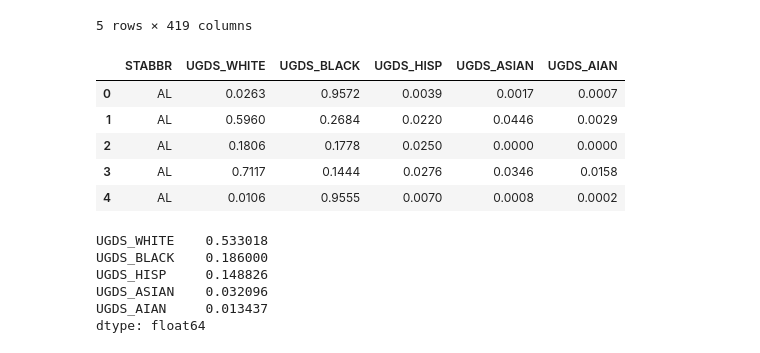
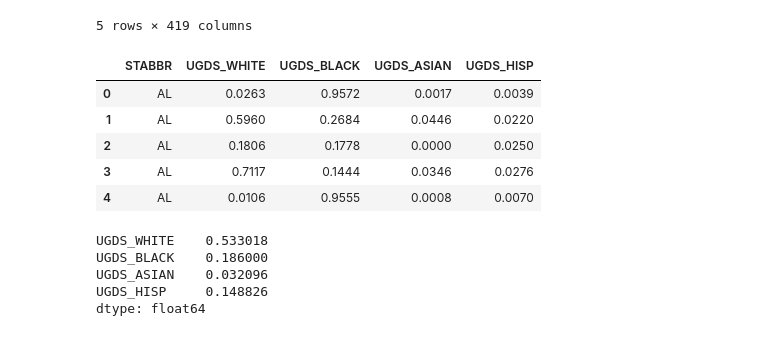
Before and after one commit to cullen-andrews/project-one, a Jupyter notebook: college_data.ipynb, the cells around one changed output. Drawn from its saved outputs; the diff is of its cells as text; code cells hidden in the pictures.

```diff
--- a/college_data.ipynb
+++ b/college_data.ipynb
@@ -81,24 +83,24 @@ data_2011_df.head()
 | 4 | 4 | 100724 | 100500 | 1005 | Alabama State University | Montgomery | AL | 36104-0271 | 1 | 1 | ... |
 5 rows × 419 columns
 # %%
-csc_2011_df = data_2011_df.loc[:, ["STABBR", "UGDS_WHITE", "UGDS_BLACK", "UGDS_HISP", "UGDS_ASIAN", "UGDS_AIAN"]]
+# "UGDS_AIAN"
+csc_2011_df = data_2011_df.loc[:, ["STABBR", "UGDS_WHITE", "UGDS_BLACK", "UGDS_ASIAN" , "UGDS_HISP"]]
 csc_2011_df.head()
 # %% [output]
-|  | STABBR | UGDS_WHITE | UGDS_BLACK | UGDS_HISP | UGDS_ASIAN | UGDS_AIAN |
-| 0 | AL | 0.0263 | 0.9572 | 0.0039 | 0.0017 | 0.0007 |
-| 1 | AL | 0.5960 | 0.2684 | 0.0220 | 0.0446 | 0.0029 |
-| 2 | AL | 0.1806 | 0.1778 | 0.0250 | 0.0000 | 0.0000 |
-| 3 | AL | 0.7117 | 0.1444 | 0.0276 | 0.0346 | 0.0158 |
-| 4 | AL | 0.0106 | 0.9555 | 0.0070 | 0.0008 | 0.0002 |
+|  | STABBR | UGDS_WHITE | UGDS_BLACK | UGDS_ASIAN | UGDS_HISP |
+| 0 | AL | 0.0263 | 0.9572 | 0.0017 | 0.0039 |
+| 1 | AL | 0.5960 | 0.2684 | 0.0446 | 0.0220 |
+| 2 | AL | 0.1806 | 0.1778 | 0.0000 | 0.0250 |
+| 3 | AL | 0.7117 | 0.1444 | 0.0346 | 0.0276 |
+| 4 | AL | 0.0106 | 0.9555 | 0.0008 | 0.0070 |
 # %%
 average_race_2011 = csc_2011_df.mean(axis=0)
 print(average_race_2011)
 # %% [output]
 UGDS_WHITE    0.533018
 UGDS_BLACK    0.186000
+UGDS_ASIAN    0.032096
 UGDS_HISP     0.148826
-UGDS_ASIAN    0.032096
-UGDS_AIAN     0.013437
 dtype: float64
 # %%
 three_years_race_admits_df = pd.DataFrame({"2011":average_race_2011, "2014":average_race_2014,"2018":average_race_2018})
```
Also changed, not shown: parts of 9 cells of this notebook, 3 other files.
